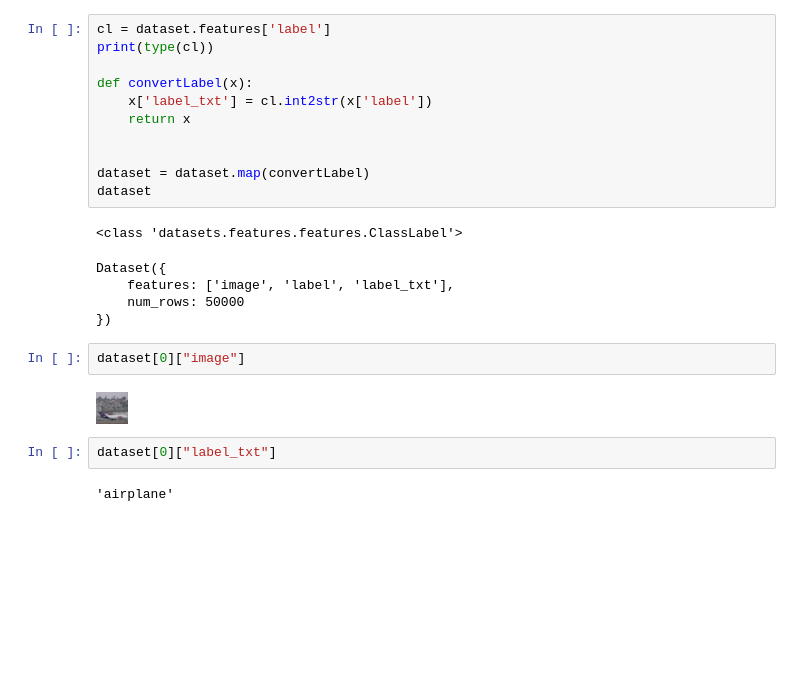
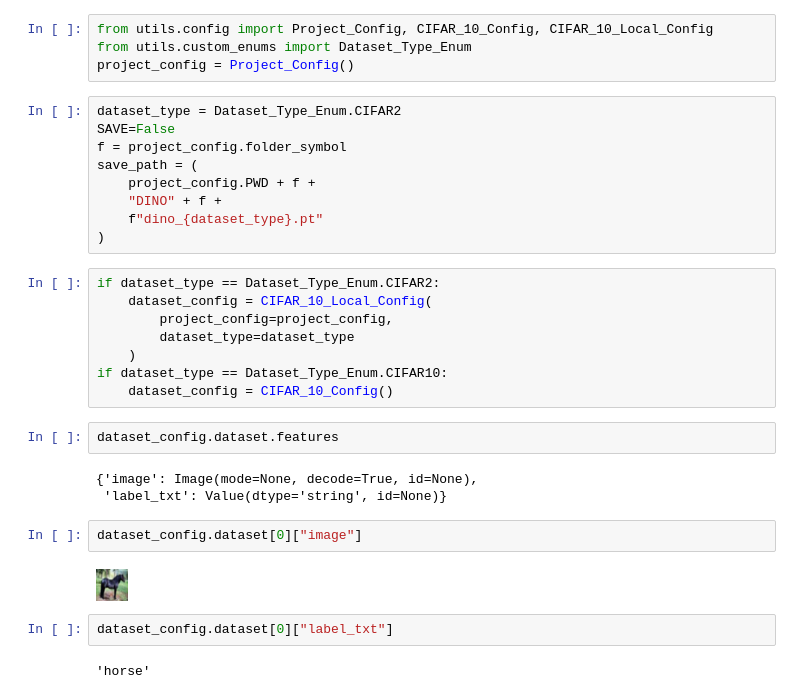
Before and after one commit to Naterjack/Data-Attribution-for-Stable-Diffusion, a Jupyter notebook: DINO_conversion.ipynb, the cells around one changed output. Drawn from its saved outputs; the diff is of its cells as text; blank space fills up the shorter version.

```diff
--- a/DINO_conversion.ipynb
+++ b/DINO_conversion.ipynb
@@ -22,28 +1,37 @@ dataset.features
-# %%
-cl = dataset.features['label']
-print(type(cl))
-
-def convertLabel(x):
-    x['label_txt'] = cl.int2str(x['label'])
-    return x
-
-
-dataset = dataset.map(convertLabel)
-dataset
-# %% [output]
-<class 'datasets.features.features.ClassLabel'>
-Dataset({
-    features: ['image', 'label', 'label_txt'],
-    num_rows: 50000
-})
+# %%
+from utils.config import Project_Config, CIFAR_10_Config, CIFAR_10_Local_Config
+from utils.custom_enums import Dataset_Type_Enum
+project_config = Project_Config()
+# %%
+dataset_type = Dataset_Type_Enum.CIFAR2
+SAVE=False
+f = project_config.folder_symbol
+save_path = (
+    project_config.PWD + f +
+    "DINO" + f +
+    f"dino_{dataset_type}.pt"
+)
+# %%
+if dataset_type == Dataset_Type_Enum.CIFAR2:
+    dataset_config = CIFAR_10_Local_Config(
+        project_config=project_config,
+        dataset_type=dataset_type
+    )
+if dataset_type == Dataset_Type_Enum.CIFAR10:
+    dataset_config = CIFAR_10_Config()
+# %%
+dataset_config.dataset.features
+# %% [output]
+{'image': Image(mode=None, decode=True, id=None),
+ 'label_txt': Value(dtype='string', id=None)}
 # %%
-dataset[0]["image"]
+dataset_config.dataset[0]["image"]
 # %% [output]
-[figure, old version]
+[figure, new version]
 # %%
-dataset[0]["label_txt"]
+dataset_config.dataset[0]["label_txt"]
 # %% [output]
-'airplane'
+'horse'
 # %%
 from transformers import AutoImageProcessor, Dinov2Model
 
```
Also changed, not shown: parts of 7 cells of this notebook, 19 other files.
